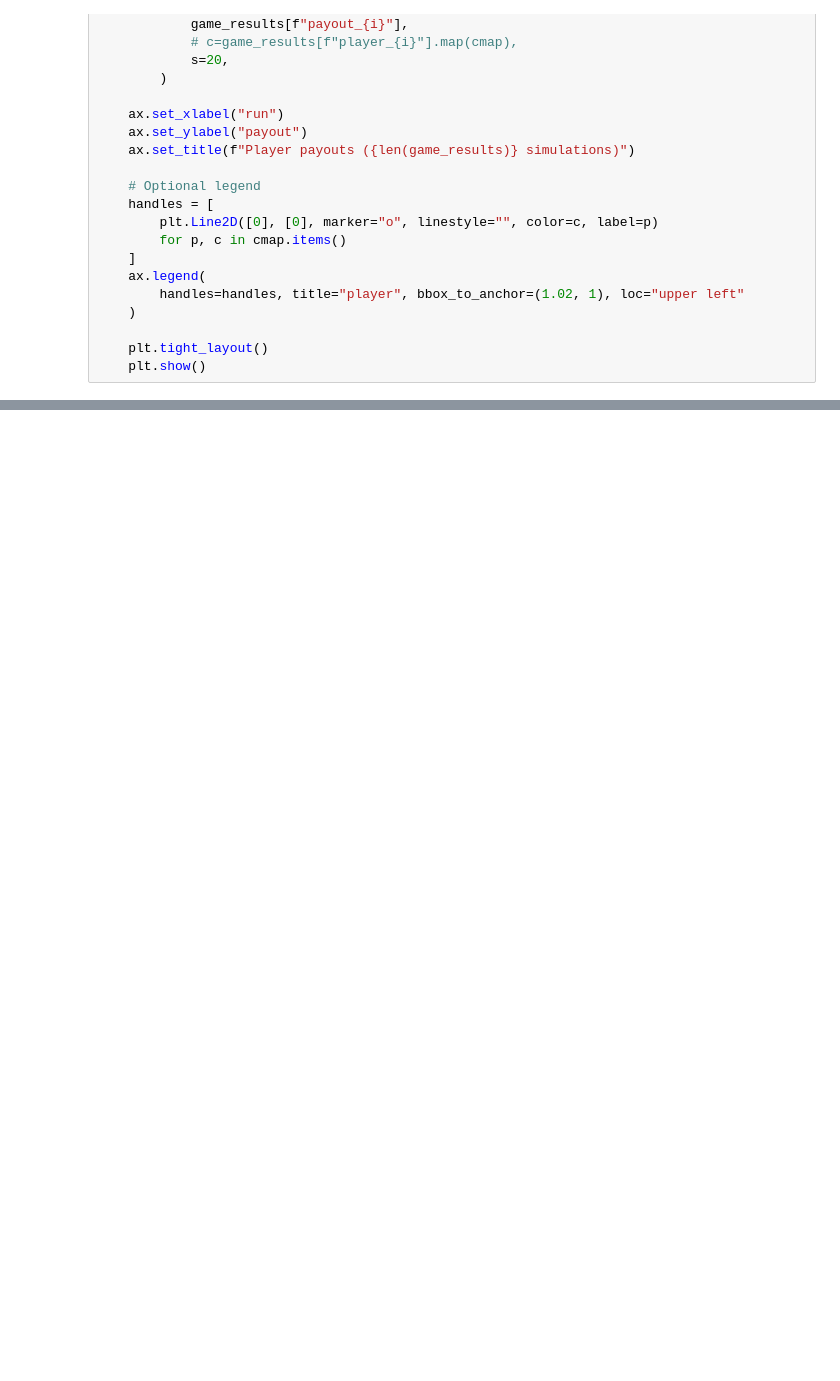
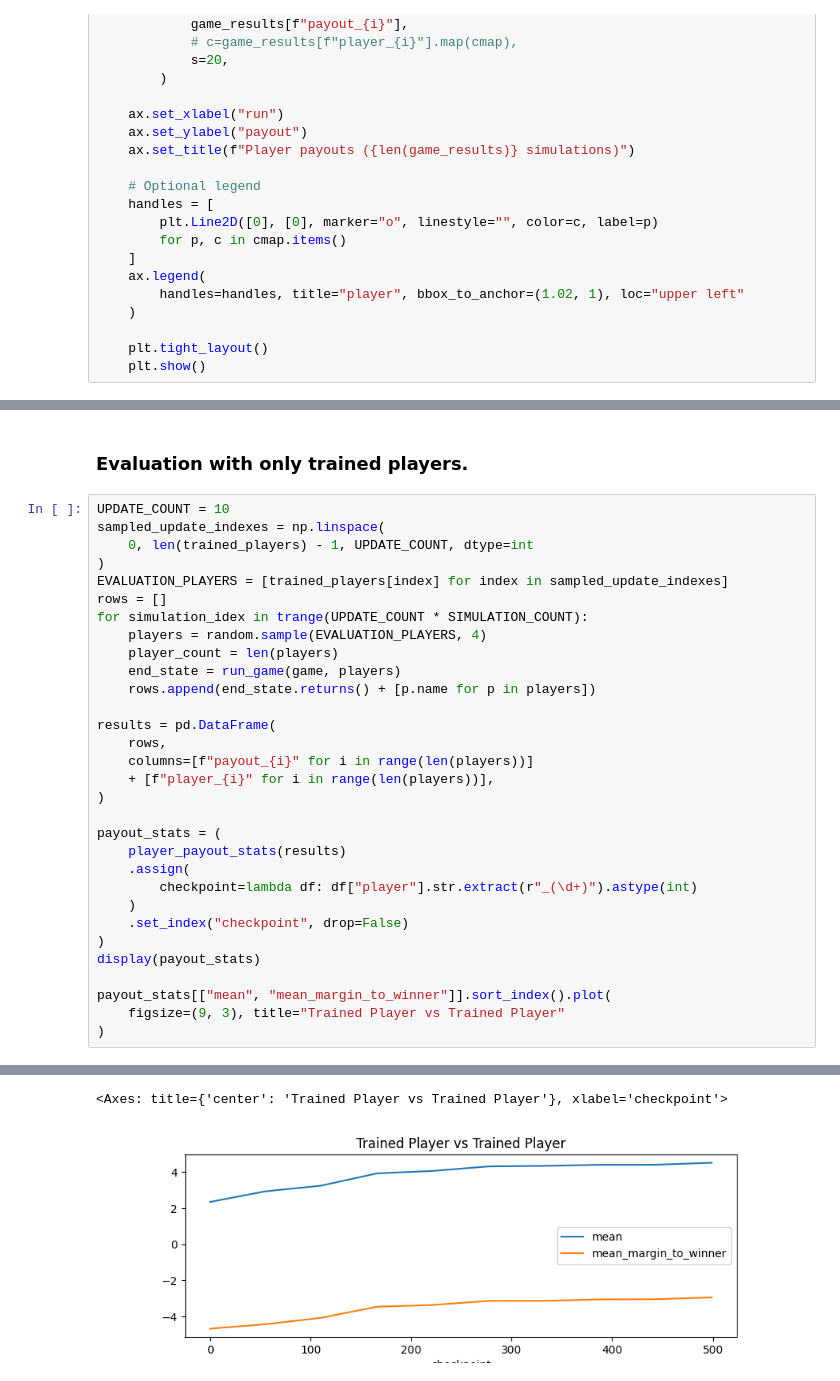
Before and after one commit to tonipenya/clepto_ninja, a Jupyter notebook: train.ipynb, the cells around one changed output, grey strips where cells are left out. Drawn from its saved outputs; the diff is of its cells as text; blank space fills up the shorter version.

```diff
--- a/train.ipynb
+++ b/train.ipynb
@@ -783,0 +888,34 @@ Results for checkpoint index: all_trained
+# %% [markdown]
+### Evaluation with only trained players.
+# %%
+UPDATE_COUNT = 10
+sampled_update_indexes = np.linspace(
+    0, len(trained_players) - 1, UPDATE_COUNT, dtype=int
+)
+EVALUATION_PLAYERS = [trained_players[index] for index in sampled_update_indexes]
+rows = []
+for simulation_idex in trange(UPDATE_COUNT * SIMULATION_COUNT):
+    players = random.sample(EVALUATION_PLAYERS, 4)
+    player_count = len(players)
+    end_state = run_game(game, players)
+    rows.append(end_state.returns() + [p.name for p in players])
+
+results = pd.DataFrame(
+    rows,
+    columns=[f"payout_{i}" for i in range(len(players))]
+    + [f"player_{i}" for i in range(len(players))],
+)
+
+payout_stats = (
+    player_payout_stats(results)
+    .assign(
+        checkpoint=lambda df: df["player"].str.extract(r"_(\d+)").astype(int)
+    )
+    .set_index("checkpoint", drop=False)
+)
+display(payout_stats)
+
+payout_stats[["mean", "mean_margin_to_winner"]].sort_index().plot(
+    figsize=(9, 3), title="Trained Player vs Trained Player"
+)
+# %% [output]
@@ -783,0 +934,2 @@ Results for checkpoint index: all_trained
+<Axes: title={'center': 'Trained Player vs Trained Player'}, xlabel='checkpoint'>
+[figure, added]
```
Also changed, not shown: parts of 54 cells of this notebook.
